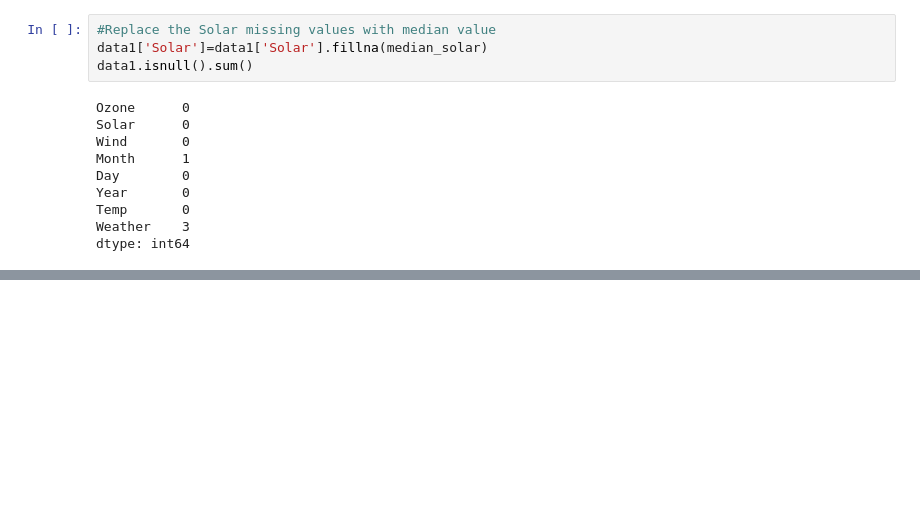
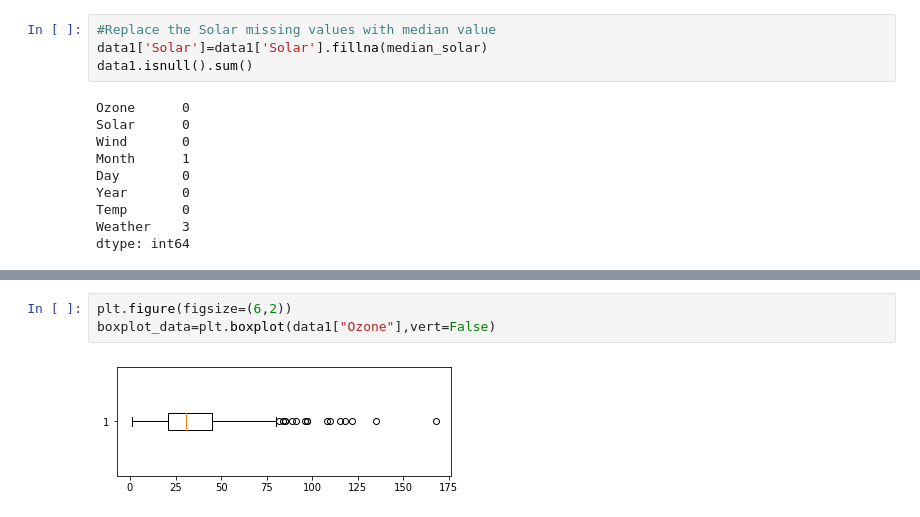
Before and after one commit to NavaneethKuma/AIML-AD, a Jupyter notebook: EDA1_Practice.ipynb, the cells around one changed output, grey strips where cells are left out. Cells and saved outputs as stored; diff of their text form; blank space fills up the shorter version.

```diff
--- a/EDA1_Practice.ipynb
+++ b/EDA1_Practice.ipynb
@@ -214,0 +277,5 @@ dtype: int64
+# %%
+plt.figure(figsize=(6,2))
+boxplot_data=plt.boxplot(data1["Ozone"],vert=False)
+# %% [output]
+[figure, added]
```
Also changed, not shown: parts of 21 cells of this notebook.
